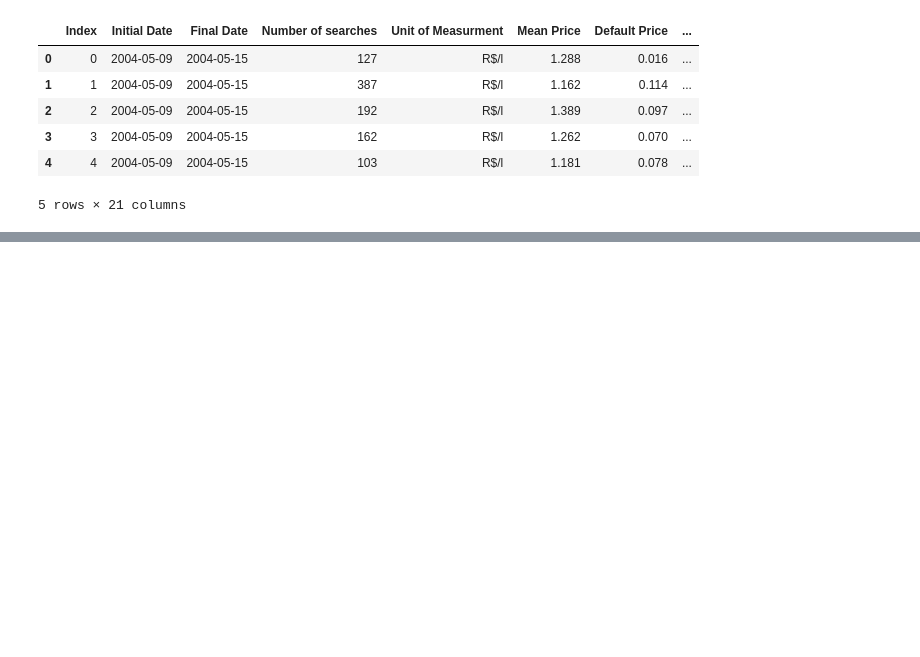
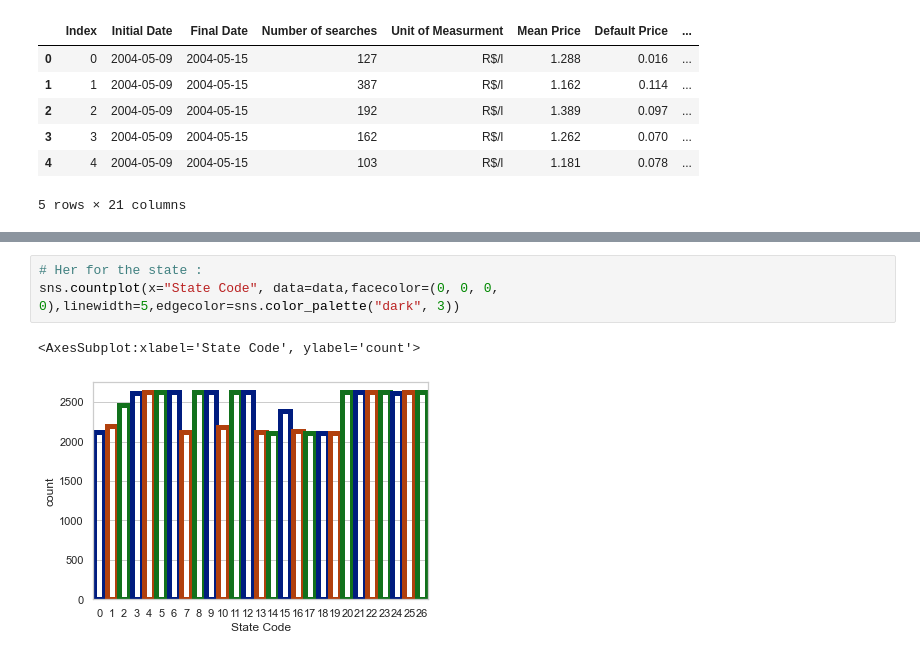
Before and after one commit to bbouya/Data_science_project_perso, a Jupyter notebook: brazil_Oil_Regression/Brazil Oil.ipynb, the cells around one changed output, grey strips where cells are left out. Saved outputs shown, nothing was run; the diff lists cells and outputs as text; blank space fills up the shorter version.

```diff
--- a/brazil_Oil_Regression/Brazil Oil.ipynb
+++ b/brazil_Oil_Regression/Brazil Oil.ipynb
@@ -328,0 +374,6 @@ data.head()
+# %%
+# Her for the state :
+sns.countplot(x="State Code", data=data,facecolor=(0, 0, 0, 0),linewidth=5,edgecolor=sns.color_palette("dark", 3))
+# %% [output]
+<AxesSubplot:xlabel='State Code', ylabel='count'>
+[figure, added]
```
Also changed, not shown: parts of 12 cells of this notebook.
